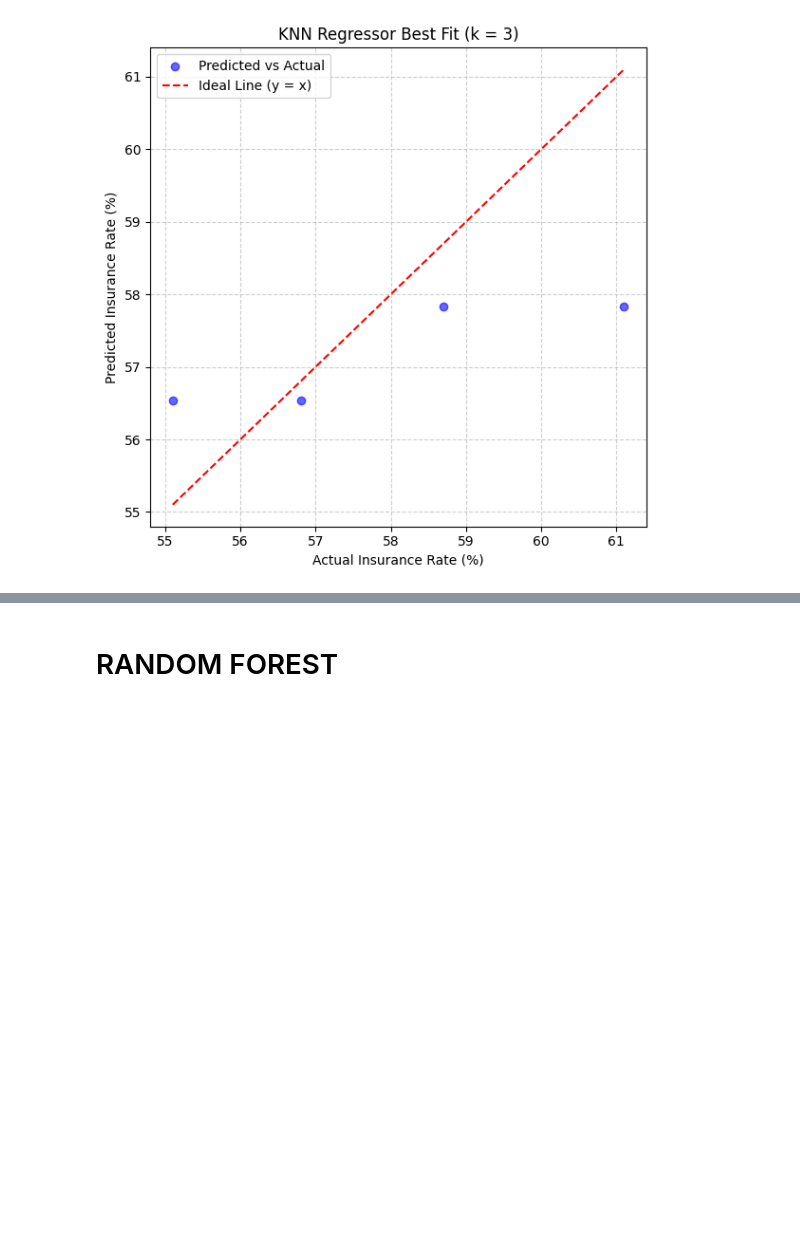
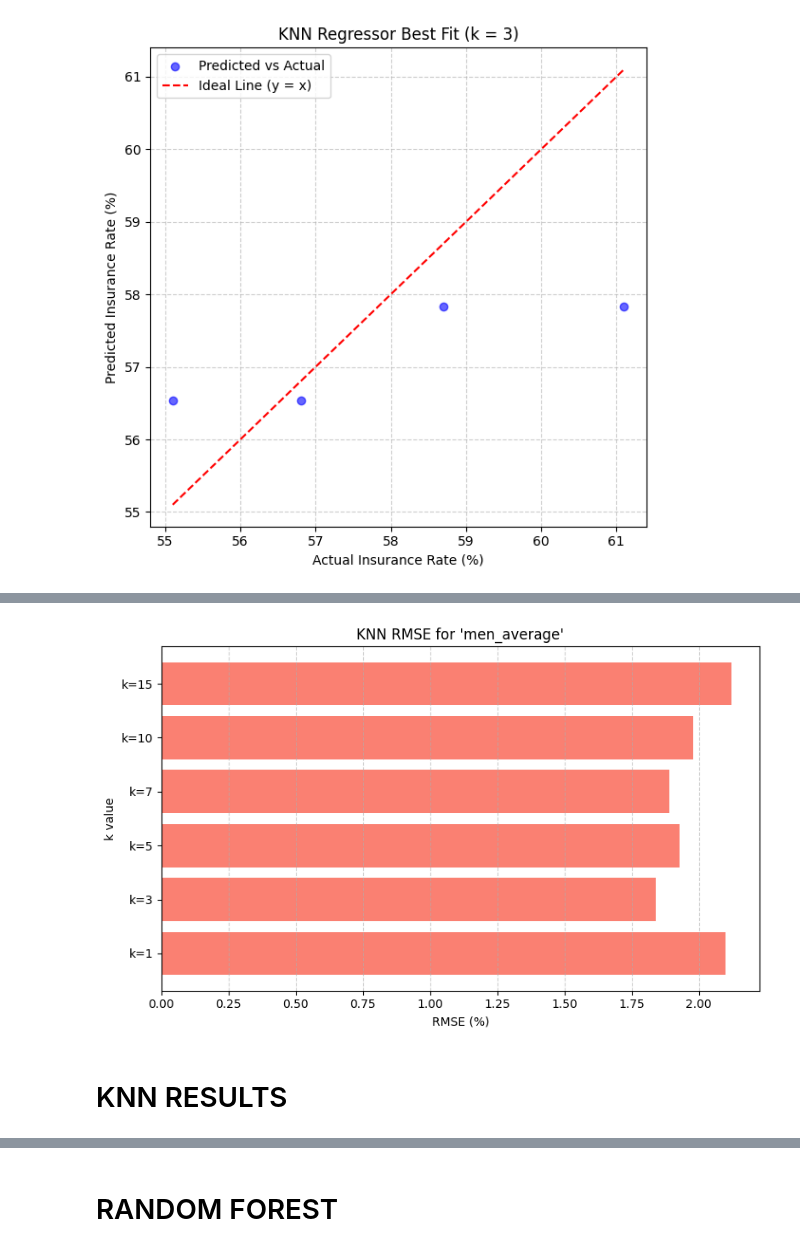
Before and after one commit to esintopaktas/DSA-210, a Jupyter notebook: Wage_Insurance_Hypothesis_Preprocessing_and_Testing.ipynb, the cells around one changed output, grey strips where cells are left out. Saved outputs shown, nothing was run; the diff lists cells and outputs as text; code cells hidden in the pictures; blank space fills up the shorter version.

```diff
--- a/Wage_Insurance_Hypothesis_Preprocessing_and_Testing.ipynb
+++ b/Wage_Insurance_Hypothesis_Preprocessing_and_Testing.ipynb
@@ -762,0 +377,20 @@ The group with the lowest predictive performance is **Black Men**, suggesting we
+# %%
+import matplotlib.pyplot as plt
+
+
+k_values = [1, 3, 5, 7, 10, 15]
+rmse_scores = [2.1, 1.84, 1.93, 1.89, 1.98, 2.12]
+
+
+plt.figure(figsize=(8, 5))
+plt.barh([f"k={k}" for k in k_values], rmse_scores, color='salmon')
+plt.title("KNN RMSE for 'men_average'")
+plt.xlabel("RMSE (%)")
+plt.ylabel("k value")
+plt.grid(True, axis='x', linestyle='--', alpha=0.6)
+plt.tight_layout()
+plt.show()
+# %% [output]
+[figure, added]
+# %% [markdown]
+# KNN RESULTS
```
Also changed, not shown: parts of 39 cells of this notebook.
